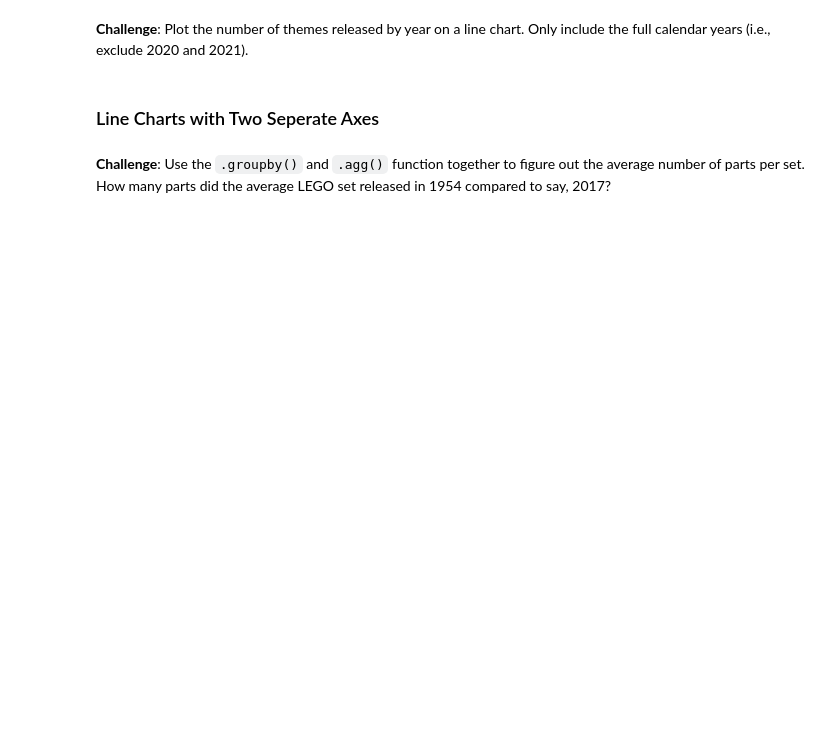
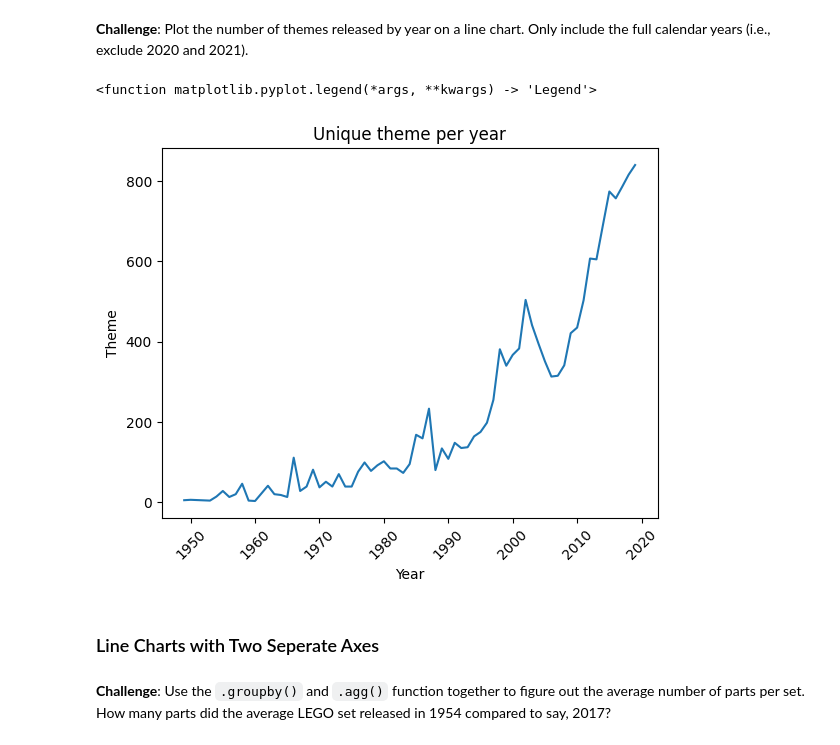
Before and after one commit to AshisB/python_projects, a Jupyter notebook: pandas_proj/LEGO Notebook and Data (start)/Lego_Analysis_for_Course_(start).ipynb, the cells around one changed output. Saved outputs shown, nothing was run; the diff lists cells and outputs as text; code cells hidden in the pictures; blank space fills up the shorter version.

```diff
--- a/pandas_proj/LEGO Notebook and Data (start)/Lego_Analysis_for_Course_(start).ipynb
+++ b/pandas_proj/LEGO Notebook and Data (start)/Lego_Analysis_for_Course_(start).ipynb
@@ -95,3 +197,6 @@ Note that the .csv file is from late 2020, so to plot the full calendar years, y
 ### Aggregate Data with the Python .agg() Function
 
 Let's work out the number of different themes shipped by year. This means we have to count the number of unique theme_ids per calendar year.
+# %%
+theme_df=set_df.groupby('year').count()
+theme_df['theme_id']
@@ -98,5 +217,16 @@ Let's work out the number of different themes shipped by year. This means we hav
 # %% [markdown]
 **Challenge**: Plot the number of themes released by year on a line chart. Only include the full calendar years (i.e., exclude 2020 and 2021).
+# %%
+plt.Figure(figsize=(4,3))
+plt.xticks(rotation=45)
+plt.plot(theme_df[:-2].theme_id,label='Theme')
+plt.xlabel('Year')
+plt.ylabel('Theme')
+plt.title('Unique theme per year')
+plt.legend
+# %% [output]
+<function matplotlib.pyplot.legend(*args, **kwargs) -> 'Legend'>
+[figure, added]
 # %% [markdown]
 ### Line Charts with Two Seperate Axes
 # %% [markdown]
```
Also changed, not shown: parts of 25 cells of this notebook, 7 other files.
